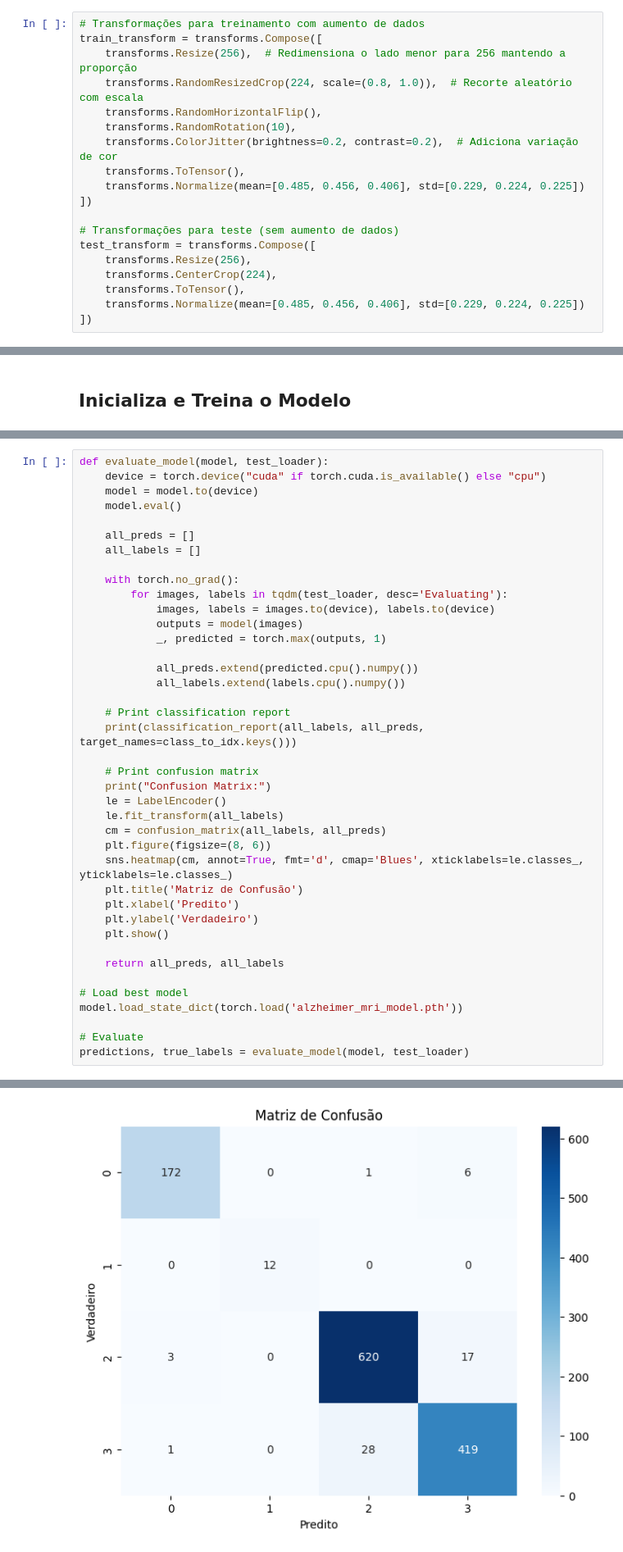
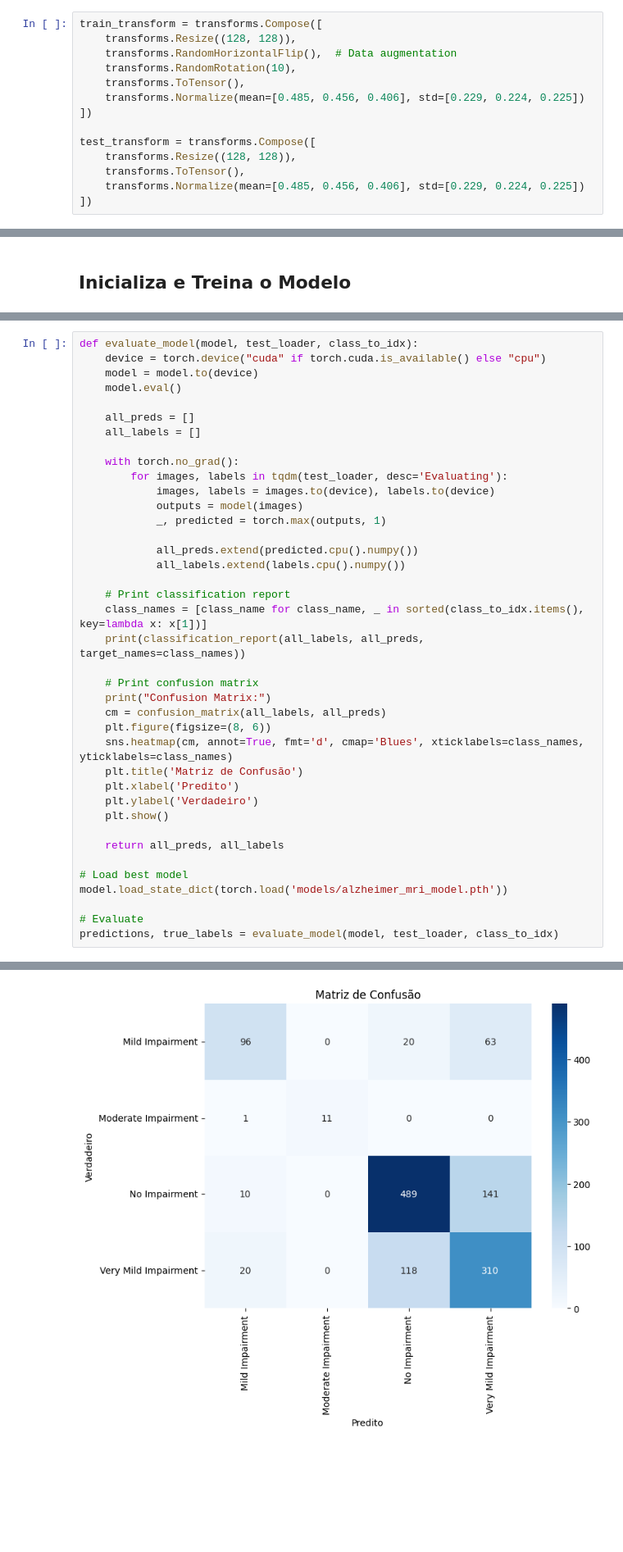
Before and after one commit to lucasnobsob/AlzheimerEarlyDetection, a Jupyter notebook: notebook_MRI.ipynb, the cells around one changed output, grey strips where cells are left out. Shown at 82% size. Saved outputs shown, nothing was run; the diff lists cells and outputs as text; blank space fills up the shorter version.

```diff
--- a/notebook_MRI.ipynb
+++ b/notebook_MRI.ipynb
@@ -27,21 +27,16 @@ cuda
 
 O pipeline de pré-processamento é projetado para lidar com diferentes tamanhos de imagem mantendo as proporções e adicionando robustez através de aumento de dados.
 # %%
-# Transformações para treinamento com aumento de dados
 train_transform = transforms.Compose([
-    transforms.Resize(256),  # Redimensiona o lado menor para 256 mantendo a proporção
-    transforms.RandomResizedCrop(224, scale=(0.8, 1.0)),  # Recorte aleatório com escala
-    transforms.RandomHorizontalFlip(),
+    transforms.Resize((128, 128)),
+    transforms.RandomHorizontalFlip(),  # Data augmentation
     transforms.RandomRotation(10),
-    transforms.ColorJitter(brightness=0.2, contrast=0.2),  # Adiciona variação de cor
     transforms.ToTensor(),
     transforms.Normalize(mean=[0.485, 0.456, 0.406], std=[0.229, 0.224, 0.225])
 ])
 
-# Transformações para teste (sem aumento de dados)
 test_transform = transforms.Compose([
-    transforms.Resize(256),
-    transforms.CenterCrop(224),
+    transforms.Resize((128, 128)),
     transforms.ToTensor(),
     transforms.Normalize(mean=[0.485, 0.456, 0.406], std=[0.229, 0.224, 0.225])
 ])
@@ -208,5 +179,5 @@ Avaliação detalhada do desempenho do modelo.
 # %%
-def evaluate_model(model, test_loader):
+def evaluate_model(model, test_loader, class_to_idx):
     device = torch.device("cuda" if torch.cuda.is_available() else "cpu")
     model = model.to(device)
     model.eval()
@@ -224,15 +195,14 @@ def evaluate_model(model, test_loader):
             all_labels.extend(labels.cpu().numpy())
 
     # Print classification report
-    print(classification_report(all_labels, all_preds, target_names=class_to_idx.keys()))
+    class_names = [class_name for class_name, _ in sorted(class_to_idx.items(), key=lambda x: x[1])]
+    print(classification_report(all_labels, all_preds, target_names=class_names))
 
     # Print confusion matrix
     print("Confusion Matrix:")
-    le = LabelEncoder()
-    le.fit_transform(all_labels)
     cm = confusion_matrix(all_labels, all_preds)
     plt.figure(figsize=(8, 6))
-    sns.heatmap(cm, annot=True, fmt='d', cmap='Blues', xticklabels=le.classes_, yticklabels=le.classes_)
+    sns.heatmap(cm, annot=True, fmt='d', cmap='Blues', xticklabels=class_names, yticklabels=class_names)
     plt.title('Matriz de Confusão')
     plt.xlabel('Predito')
     plt.ylabel('Verdadeiro')
@@ -241,10 +211,10 @@ def evaluate_model(model, test_loader):
     return all_preds, all_labels
 
 # Load best model
-model.load_state_dict(torch.load('alzheimer_mri_model.pth'))
+model.load_state_dict(torch.load('models/alzheimer_mri_model.pth'))
 
 # Evaluate
-predictions, true_labels = evaluate_model(model, test_loader)
+predictions, true_labels = evaluate_model(model, test_loader, class_to_idx)
 # %% [output]
                       precision    recall  f1-score   support
 
@@ -259,3 +229,3 @@ Very Mild Impairment       0.95      0.94      0.94       448
 
 Confusion Matrix:
-[figure, old version]
+[figure, new version]
```
Also changed, not shown: parts of 8 cells of this notebook, 6 other files.
